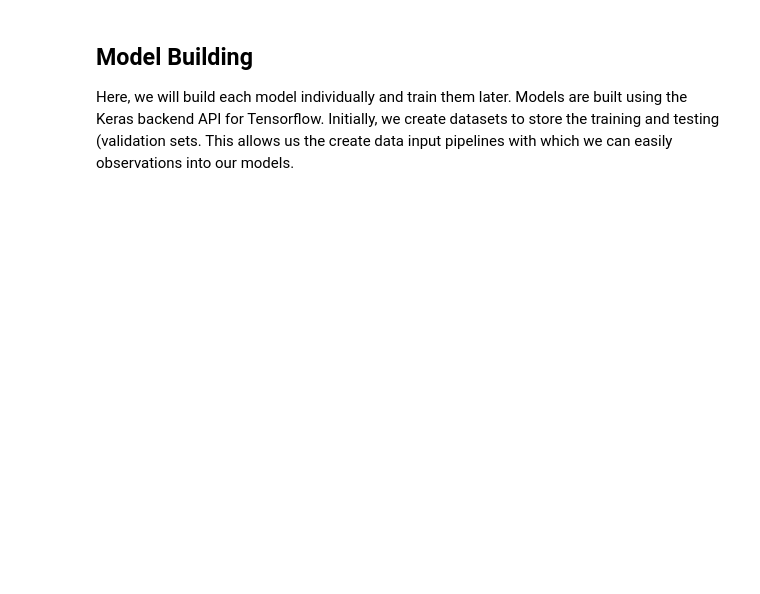
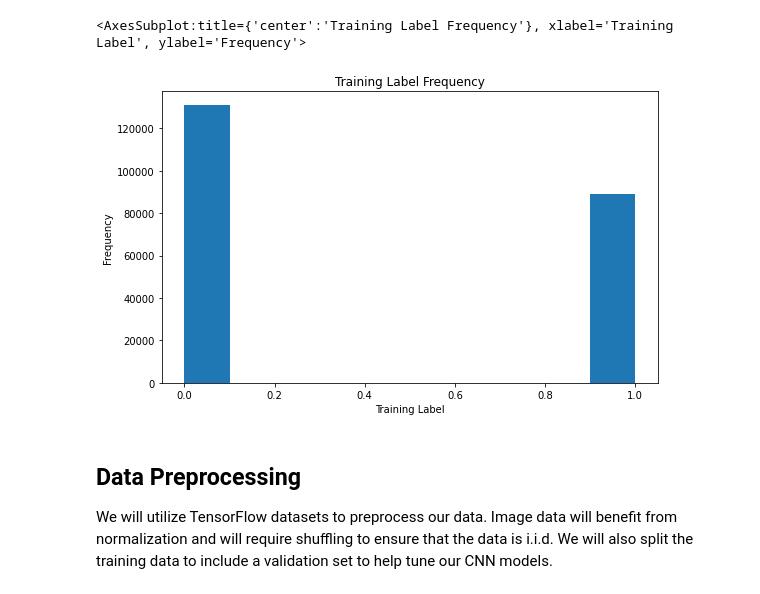
Before and after one commit to benjamin-ahlbrecht/histopathologic-cancer-detection, a Jupyter notebook: src/histopathologic_cancer_detection.ipynb, the cells around one changed output. Saved outputs shown, nothing was run; the diff lists cells and outputs as text; code cells hidden in the pictures; blank space fills up the shorter version.

Commit message:
Add data ingestion and preprocess

```diff
--- a/src/histopathologic_cancer_detection.ipynb
+++ b/src/histopathologic_cancer_detection.ipynb
@@ -50,4 +56,7 @@ DIR_SRC = os.getcwd()
 DIR_DATA = f"{DIR_SRC}/data"
 DIR_DATA_TRAIN = f"{DIR_DATA}/train"
 DIR_DATA_TEST = f"{DIR_DATA}/test"
+
+# Store the location of our training labels dataset
+FILE_METADATA_TRAIN = f"{DIR_DATA}/train_labels.csv"
 # %%
@@ -135,0 +76,6 @@ Test Image Count:  57458
+# %%
+# Load in the training labels as a pandas dataframe
+METADATA_TRAIN = pd.read_csv(FILE_METADATA_TRAIN)
+
+# Add in the full path to the id, so we can grab it easier
+METADATA_TRAIN["path"] = DIR_DATA_TRAIN + "/" + METADATA_TRAIN["id"] + ".tif"
@@ -136,3 +137,14 @@ Test Image Count:  57458
+# %%
+# Generate a figure to determine the distribution of training labels
+fig, ax = plt.subplots(figsize=(8, 5), tight_layout=True)
+ax.set_xlabel("Training Label")
+ax.set_ylabel("Frequency")
+ax.set_title("Training Label Frequency")
+
+METADATA_TRAIN["label"].hist(grid=False, ax=ax)
+# %% [output]
+<AxesSubplot:title={'center':'Training Label Frequency'}, xlabel='Training Label', ylabel='Frequency'>
+[figure, added]
 # %% [markdown]
-## Model Building
-Here, we will build each model individually and train them later. Models are built using the Keras backend API for Tensorflow. Initially, we create datasets to store the training and testing (validation sets. This allows us the create data input pipelines with which we can easily observations into our models.
+## Data Preprocessing
+We will utilize TensorFlow datasets to preprocess our data. Image data will benefit from normalization and will require shuffling to ensure that the data is i.i.d. We will also split the training data to include a validation set to help tune our CNN models.
```
Also changed, not shown: parts of 16 cells of this notebook.
